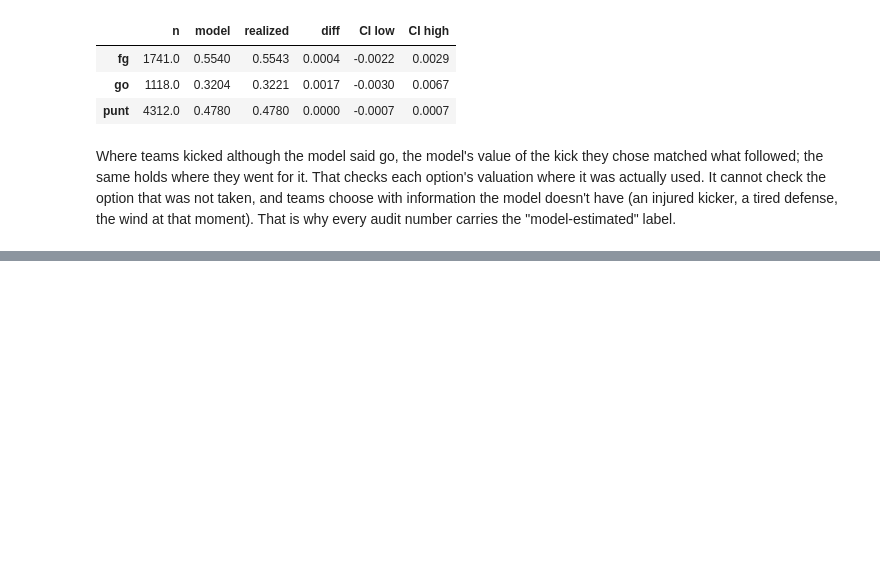
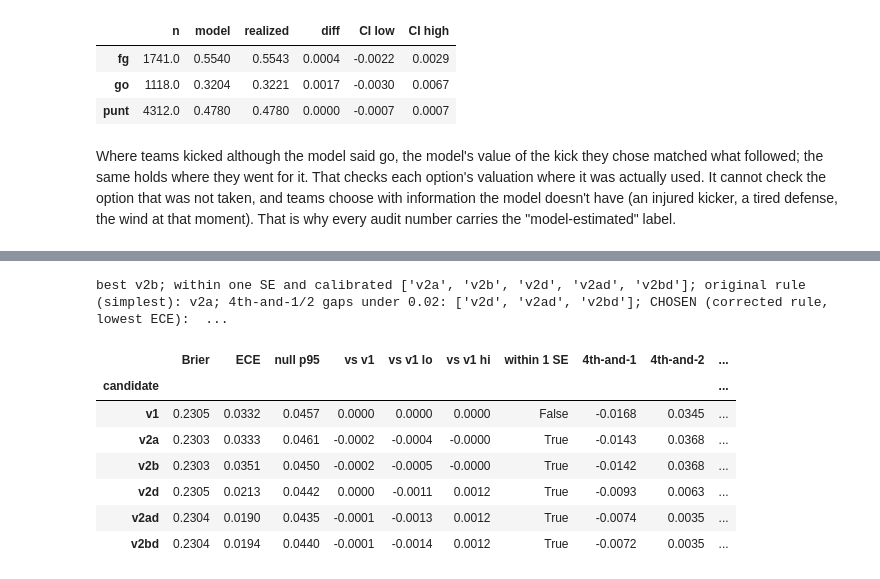
Before and after one commit to walk-the-program/NFLELO, a Jupyter notebook: notebooks/09_fourth_down.ipynb, the cells around one changed output, grey strips where cells are left out. Saved outputs shown, nothing was run; the diff lists cells and outputs as text; code cells hidden in the pictures; blank space fills up the shorter version.

```diff
--- a/notebooks/09_fourth_down.ipynb
+++ b/notebooks/09_fourth_down.ipynb
@@ -397,0 +483,21 @@ Where teams kicked although the model said go, the model's value of the kick the
+# %%
+rows = []
+for k, c in V2["candidates"].items():
+    rows.append({"candidate": k, "Brier": c["brier"], "ECE": c["cal"]["ece"], "null p95": c["cal"]["null_p95"],
+                 "vs v1": c["vs_v1"]["diff"], "vs v1 lo": c["vs_v1"]["ci_low"], "vs v1 hi": c["vs_v1"]["ci_high"],
+                 "within 1 SE": c["within_1se"],
+                 **{n: v["actual_minus_pred"]["diff"] for n, v in c["selection"].items()}})
+print(f"best {V2['best']}; within one SE and calibrated {V2['eligible_1se']}; original rule (simplest): "
+      f"{V2['chosen_original_rule']}; 4th-and-1/2 gaps under 0.02: {V2['selection_gap_ok']}; "
+      f"CHOSEN (corrected rule, lowest ECE): {V2['chosen']} (code: {fd.V2_CHOSEN})")
+pd.DataFrame(rows).set_index("candidate").round(4)
+# %% [output]
+best v2b; within one SE and calibrated ['v2a', 'v2b', 'v2d', 'v2ad', 'v2bd']; original rule (simplest): v2a; 4th-and-1/2 gaps under 0.02: ['v2d', 'v2ad', 'v2bd']; CHOSEN (corrected rule, lowest ECE):  ...
+|  | Brier | ECE | null p95 | vs v1 | vs v1 lo | vs v1 hi | within 1 SE | 4th-and-1 | 4th-and-2 | ... |
+| candidate |  |  |  |  |  |  |  |  |  | ... |
+| v1 | 0.2305 | 0.0332 | 0.0457 | 0.0000 | 0.0000 | 0.0000 | False | -0.0168 | 0.0345 | ... |
+| v2a | 0.2303 | 0.0333 | 0.0461 | -0.0002 | -0.0004 | -0.0000 | True | -0.0143 | 0.0368 | ... |
+| v2b | 0.2303 | 0.0351 | 0.0450 | -0.0002 | -0.0005 | -0.0000 | True | -0.0142 | 0.0368 | ... |
+| v2d | 0.2305 | 0.0213 | 0.0442 | 0.0000 | -0.0011 | 0.0012 | True | -0.0093 | 0.0063 | ... |
+| v2ad | 0.2304 | 0.0190 | 0.0435 | -0.0001 | -0.0013 | 0.0012 | True | -0.0074 | 0.0035 | ... |
+| v2bd | 0.2304 | 0.0194 | 0.0440 | -0.0001 | -0.0014 | 0.0012 | True | -0.0072 | 0.0035 | ... |
```
Also changed, not shown: parts of 11 cells of this notebook, 17 other files.
